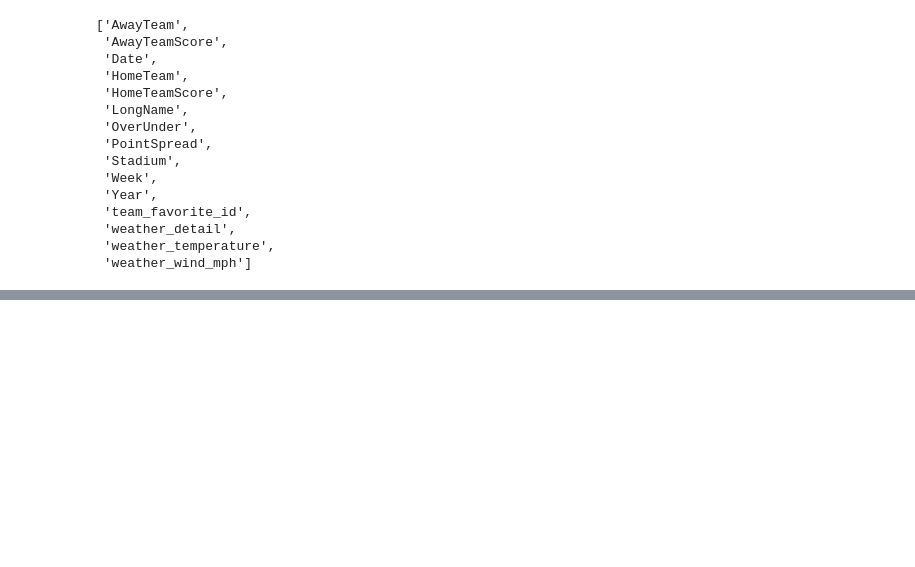
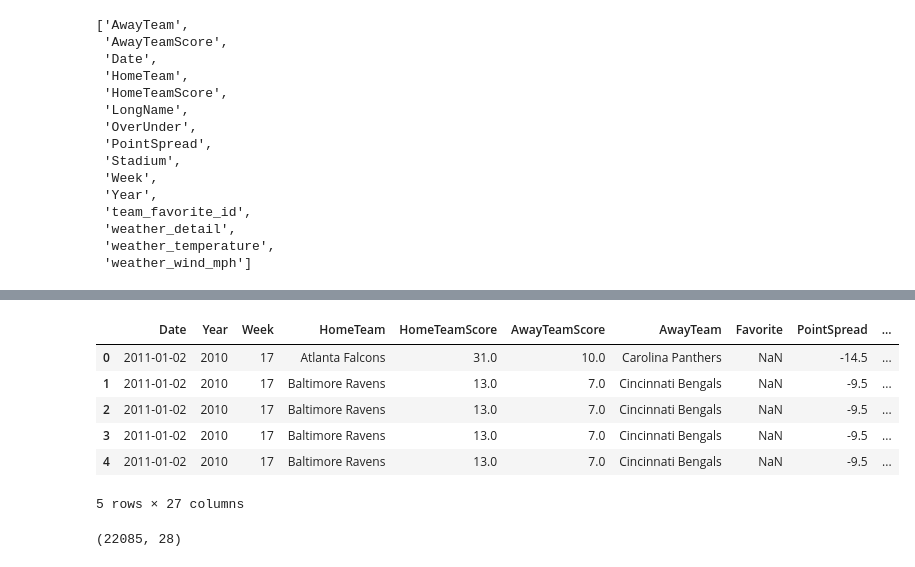
Before and after one commit to slimseidl/DataScience, a Jupyter notebook: FinalProject/Project.ipynb, the cells around one changed output, grey strips where cells are left out. Drawn from its saved outputs; the diff is of its cells as text; code cells hidden in the pictures; blank space fills up the shorter version.

```diff
--- a/FinalProject/Project.ipynb
+++ b/FinalProject/Project.ipynb
@@ -436,0 +498,4 @@ scores_bets.to_csv('score_checkpoint.csv', index=False)
+# %%
+scores.rename({"team_favorite_id":"Favorite", "weather_detail":"Weather","weather_temperature":"Temp", "weather_wind_mph":"WindSpeed"},axis=1, inplace=True)
+# %%
+scores[["City", "Surface", "Weather"]] = np.nan
@@ -436,0 +542,2 @@ scores_bets.to_csv('score_checkpoint.csv', index=False)
+# %%
+schedule["Weather"] = np.nan
@@ -436,0 +555,4 @@ scores_bets.to_csv('score_checkpoint.csv', index=False)
+# %%
+scores = pd.merge(scores,
+                  schedule[["Stadium","Capacity", "City", "Country", "Type", "Surface"]],
+                  on="Stadium", how="left")
@@ -436,0 +561,14 @@ scores_bets.to_csv('score_checkpoint.csv', index=False)
+# %%
+scores.head()
+# %% [output]
+|  | Date | Year | Week | HomeTeam | HomeTeamScore | AwayTeamScore | AwayTeam | Favorite | PointSpread | ... |
+| 0 | 2011-01-02 | 2010 | 17 | Atlanta Falcons | 31.0 | 10.0 | Carolina Panthers | NaN | -14.5 | ... |
+| 1 | 2011-01-02 | 2010 | 17 | Baltimore Ravens | 13.0 | 7.0 | Cincinnati Bengals | NaN | -9.5 | ... |
+| 2 | 2011-01-02 | 2010 | 17 | Baltimore Ravens | 13.0 | 7.0 | Cincinnati Bengals | NaN | -9.5 | ... |
+| 3 | 2011-01-02 | 2010 | 17 | Baltimore Ravens | 13.0 | 7.0 | Cincinnati Bengals | NaN | -9.5 | ... |
+| 4 | 2011-01-02 | 2010 | 17 | Baltimore Ravens | 13.0 | 7.0 | Cincinnati Bengals | NaN | -9.5 | ... |
+5 rows × 27 columns
+# %%
+scores.shape
+# %% [output]
+(22085, 28)
```
Also changed, not shown: parts of 28 cells of this notebook.
